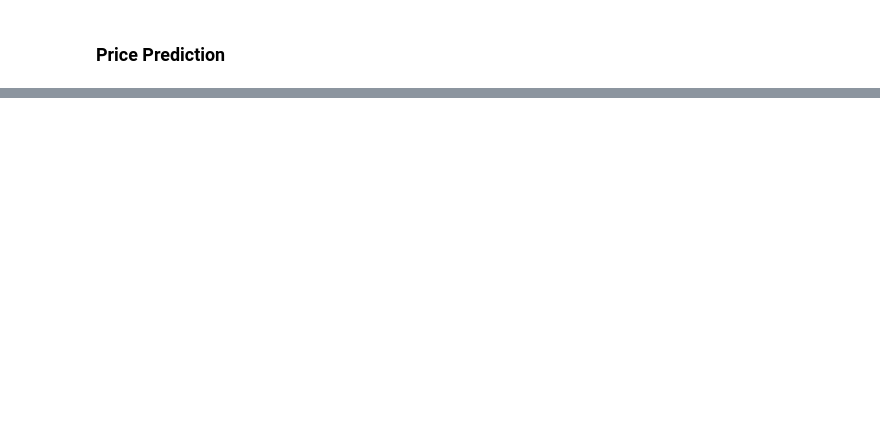
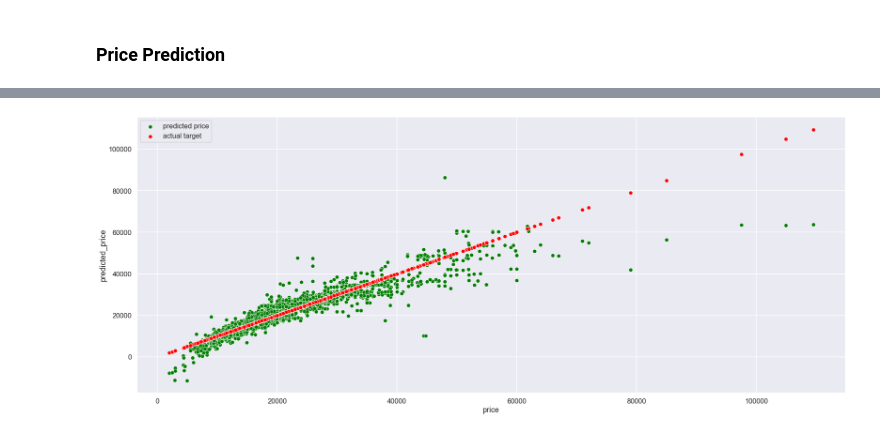
Before and after one commit to FarhatGani/Audi_Used_Car_Analysis, a Jupyter notebook: audi_used_car_ML.ipynb, the cells around one changed output, grey strips where cells are left out. Cells and saved outputs as stored; diff of their text form; code cells hidden in the pictures; blank space fills up the shorter version.

```diff
--- a/audi_used_car_ML.ipynb
+++ b/audi_used_car_ML.ipynb
@@ -169,0 +369,11 @@ r2 = 0.75
+# %%
+# Scatter Plot
+plt.figure(figsize=(30,12))
+
+sns.scatterplot(x='price', y='predicted_price', data=y_test, color='green', label='predicted price')
+
+# where actual price and predicted price equal
+sns.scatterplot(x='price', y='price', data=y_test, color='red', label='actual target')
+plt.show()
+# %% [output]
+[figure, added]
```
Also changed, not shown: parts of 34 cells of this notebook.
